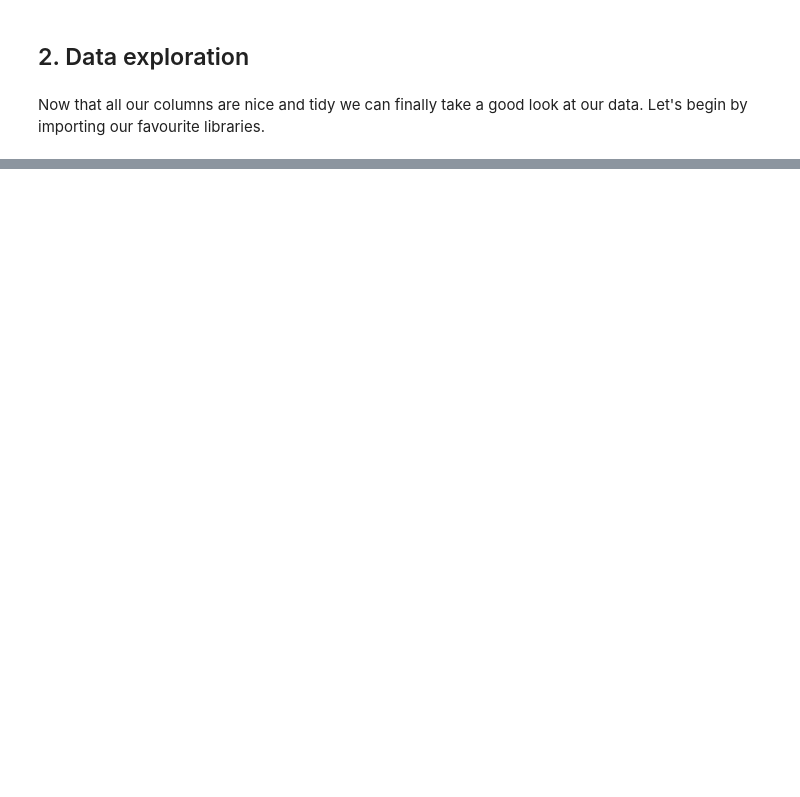
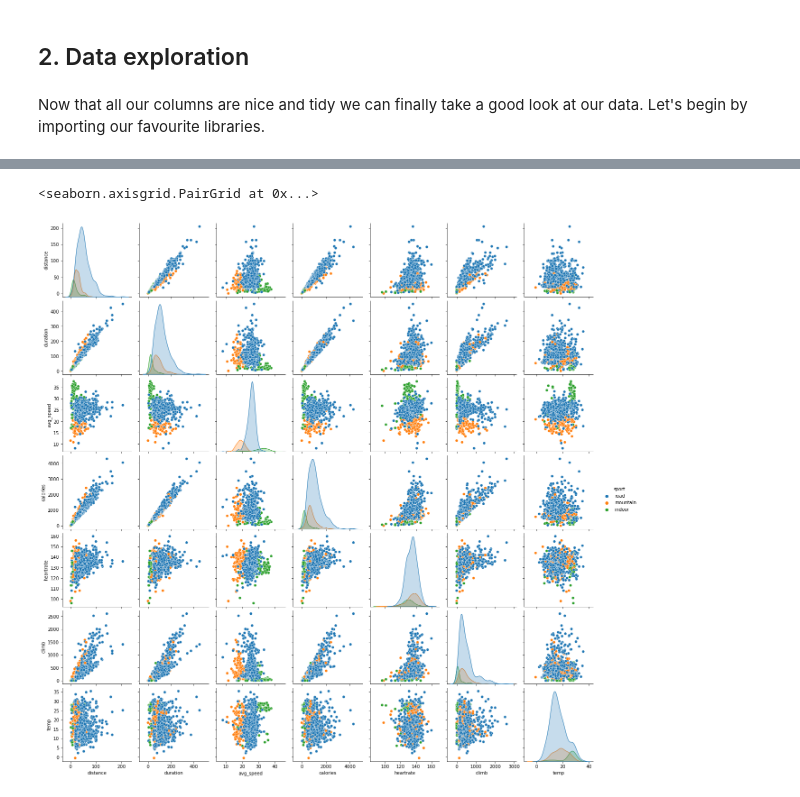
Before and after one commit to x-esteban/Project-05-Statistical-Analysis, a Jupyter notebook: caloric_expenditure.ipynb, the cells around one changed output, grey strips where cells are left out. Cells and saved outputs as stored; diff of their text form; code cells hidden in the pictures; blank space fills up the shorter version.

```diff
--- a/caloric_expenditure.ipynb
+++ b/caloric_expenditure.ipynb
@@ -329,0 +345,7 @@ df.describe()
+# %%
+#We'll begin with a simple pair plot to visually inspect the relationships between variables.
+
+sns.pairplot(data=df, hue = 'sport')
+# %% [output]
+<seaborn.axisgrid.PairGrid at 0x...>
+[figure, added]
```
Also changed, not shown: parts of 42 cells of this notebook, 1 other file.
